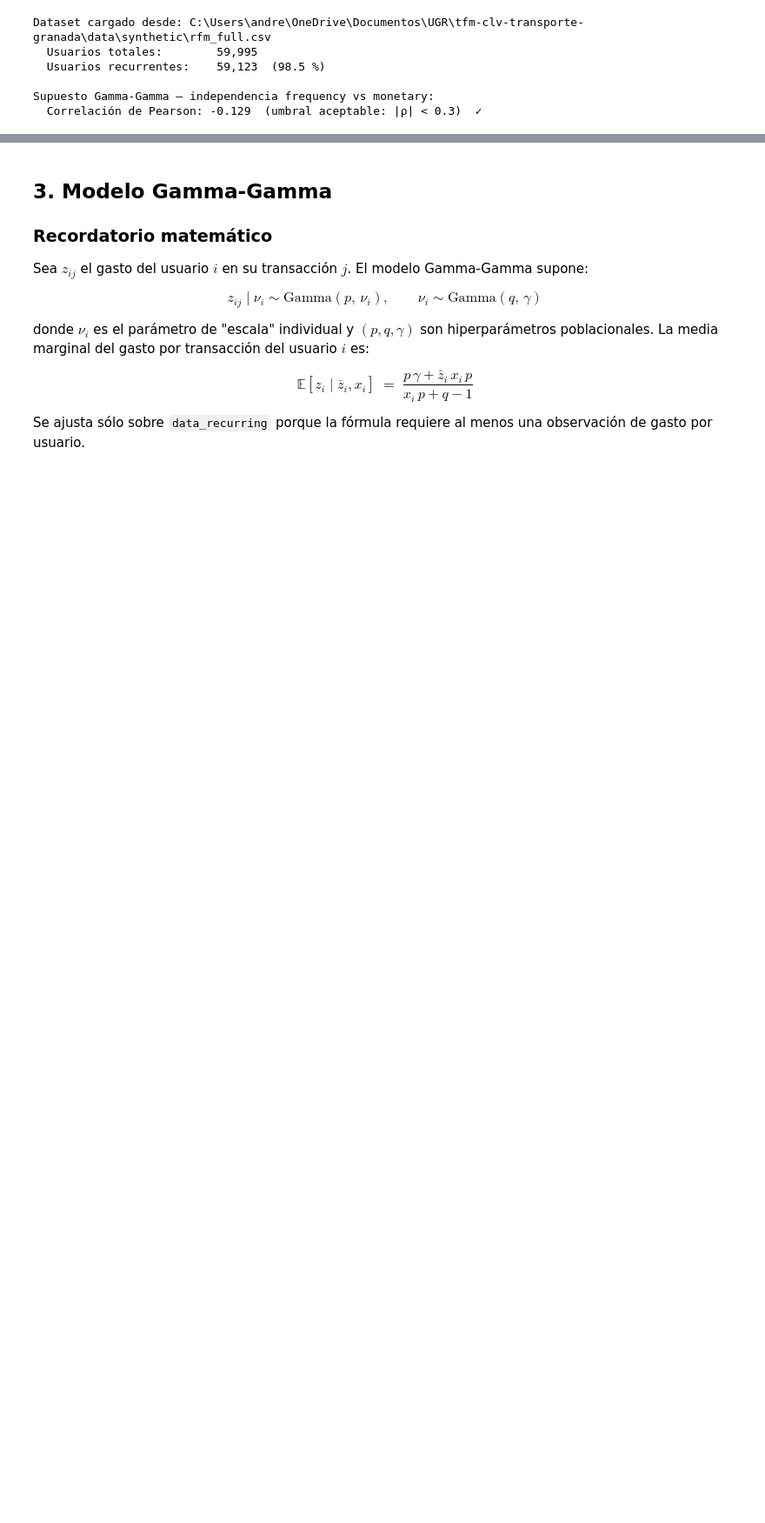
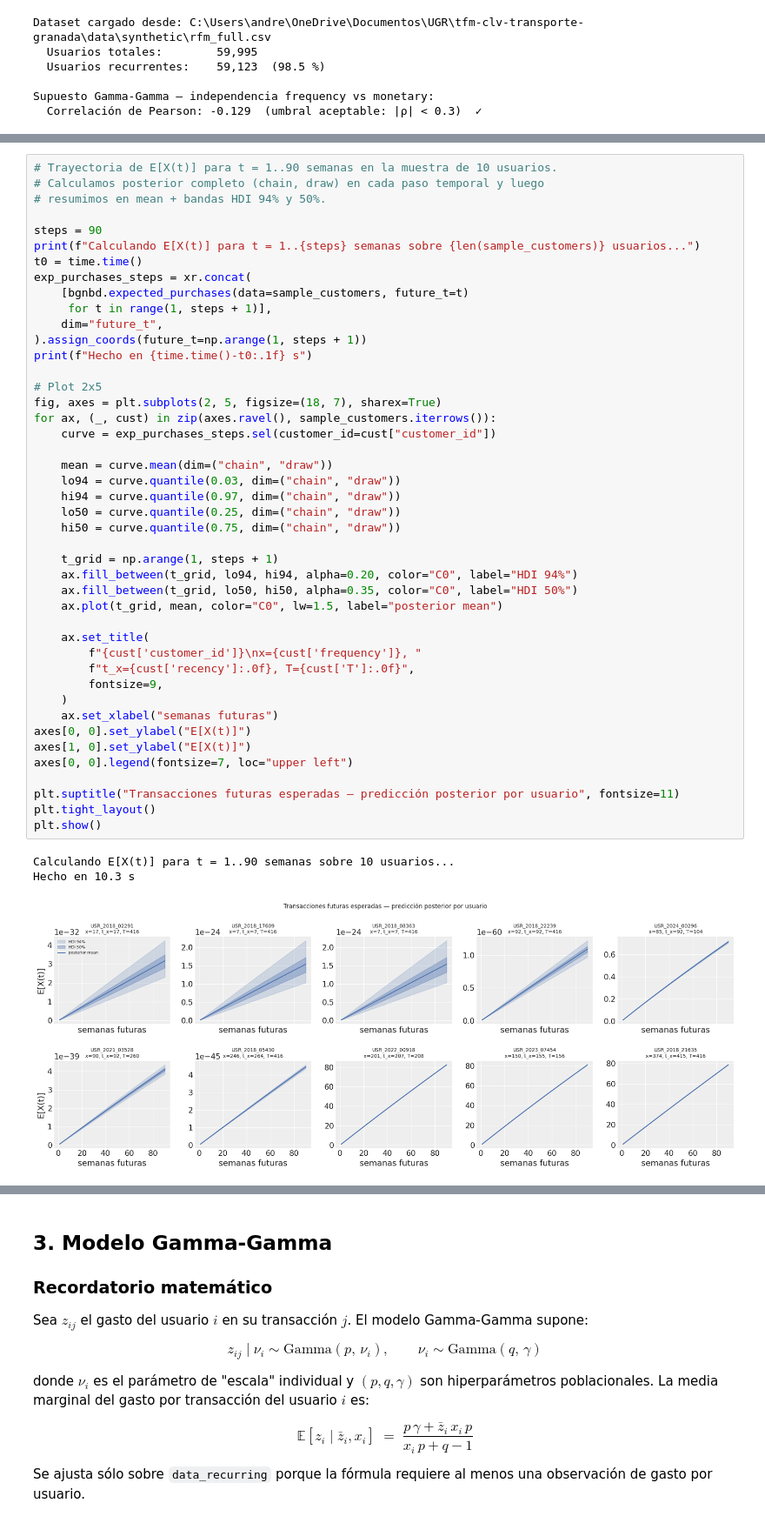
Before and after one commit to Andres-Dala/tfm-clv-transporte-granada, a Jupyter notebook: notebooks/clv_full_analysis.ipynb, the cells around one changed output, grey strips where cells are left out. Shown at 87% size. Saved outputs shown, nothing was run; the diff lists cells and outputs as text; blank space fills up the shorter version.

```diff
--- a/notebooks/clv_full_analysis.ipynb
+++ b/notebooks/clv_full_analysis.ipynb
@@ -263,0 +308,48 @@ Residuos (observado - posterior mediana):
+# %%
+# Trayectoria de E[X(t)] para t = 1..90 semanas en la muestra de 10 usuarios.
+# Calculamos posterior completo (chain, draw) en cada paso temporal y luego
+# resumimos en mean + bandas HDI 94% y 50%.
+
+steps = 90
+print(f"Calculando E[X(t)] para t = 1..{steps} semanas sobre {len(sample_customers)} usuarios...")
+t0 = time.time()
+exp_purchases_steps = xr.concat(
+    [bgnbd.expected_purchases(data=sample_customers, future_t=t)
+     for t in range(1, steps + 1)],
+    dim="future_t",
+).assign_coords(future_t=np.arange(1, steps + 1))
+print(f"Hecho en {time.time()-t0:.1f} s")
+
+# Plot 2x5
+fig, axes = plt.subplots(2, 5, figsize=(18, 7), sharex=True)
+for ax, (_, cust) in zip(axes.ravel(), sample_customers.iterrows()):
+    curve = exp_purchases_steps.sel(customer_id=cust["customer_id"])
+
+    mean = curve.mean(dim=("chain", "draw"))
+    lo94 = curve.quantile(0.03, dim=("chain", "draw"))
+    hi94 = curve.quantile(0.97, dim=("chain", "draw"))
+    lo50 = curve.quantile(0.25, dim=("chain", "draw"))
+    hi50 = curve.quantile(0.75, dim=("chain", "draw"))
+
+    t_grid = np.arange(1, steps + 1)
+    ax.fill_between(t_grid, lo94, hi94, alpha=0.20, color="C0", label="HDI 94%")
+    ax.fill_between(t_grid, lo50, hi50, alpha=0.35, color="C0", label="HDI 50%")
+    ax.plot(t_grid, mean, color="C0", lw=1.5, label="posterior mean")
+
+    ax.set_title(
+        f"{cust['customer_id']}\nx={cust['frequency']}, "
+        f"t_x={cust['recency']:.0f}, T={cust['T']:.0f}",
+        fontsize=9,
+    )
+    ax.set_xlabel("semanas futuras")
+axes[0, 0].set_ylabel("E[X(t)]")
+axes[1, 0].set_ylabel("E[X(t)]")
+axes[0, 0].legend(fontsize=7, loc="upper left")
+
+plt.suptitle("Transacciones futuras esperadas — predicción posterior por usuario", fontsize=11)
+plt.tight_layout()
+plt.show()
+# %% [output]
+Calculando E[X(t)] para t = 1..90 semanas sobre 10 usuarios...
+Hecho en 10.3 s
+[figure, added]
```
Also changed, not shown: parts of 26 cells of this notebook, 5 other files.
